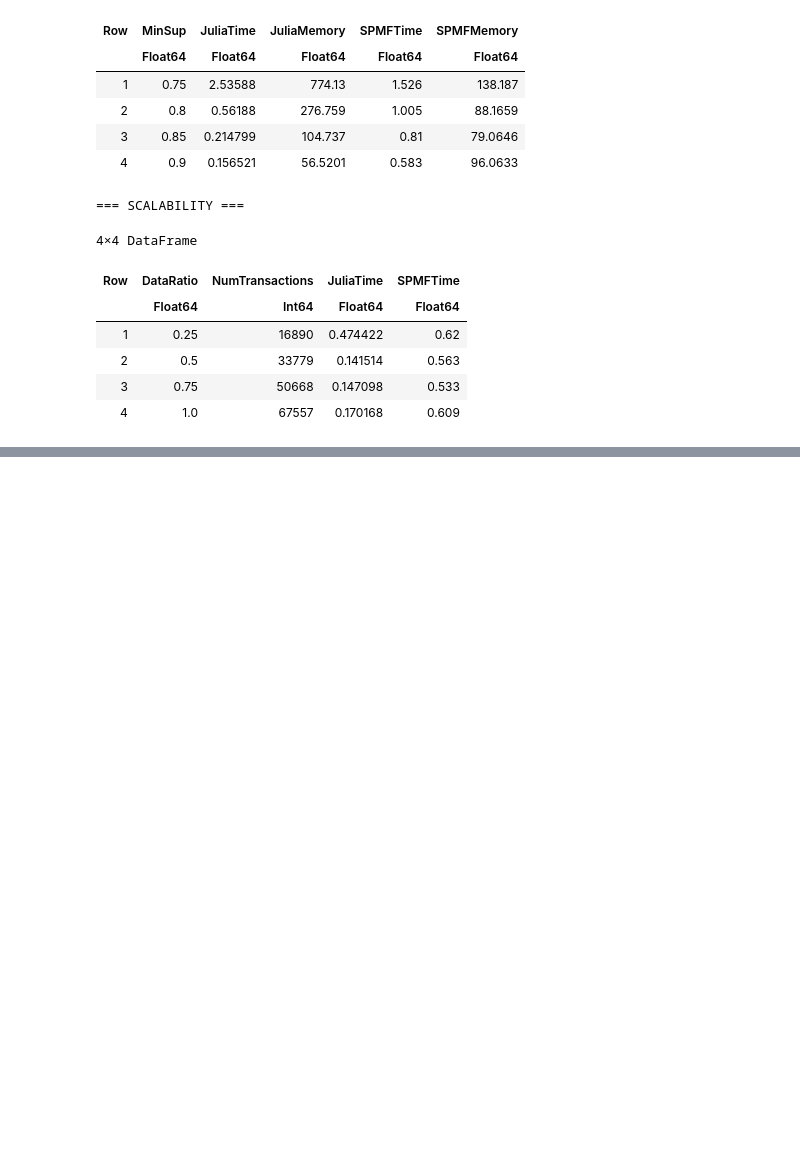
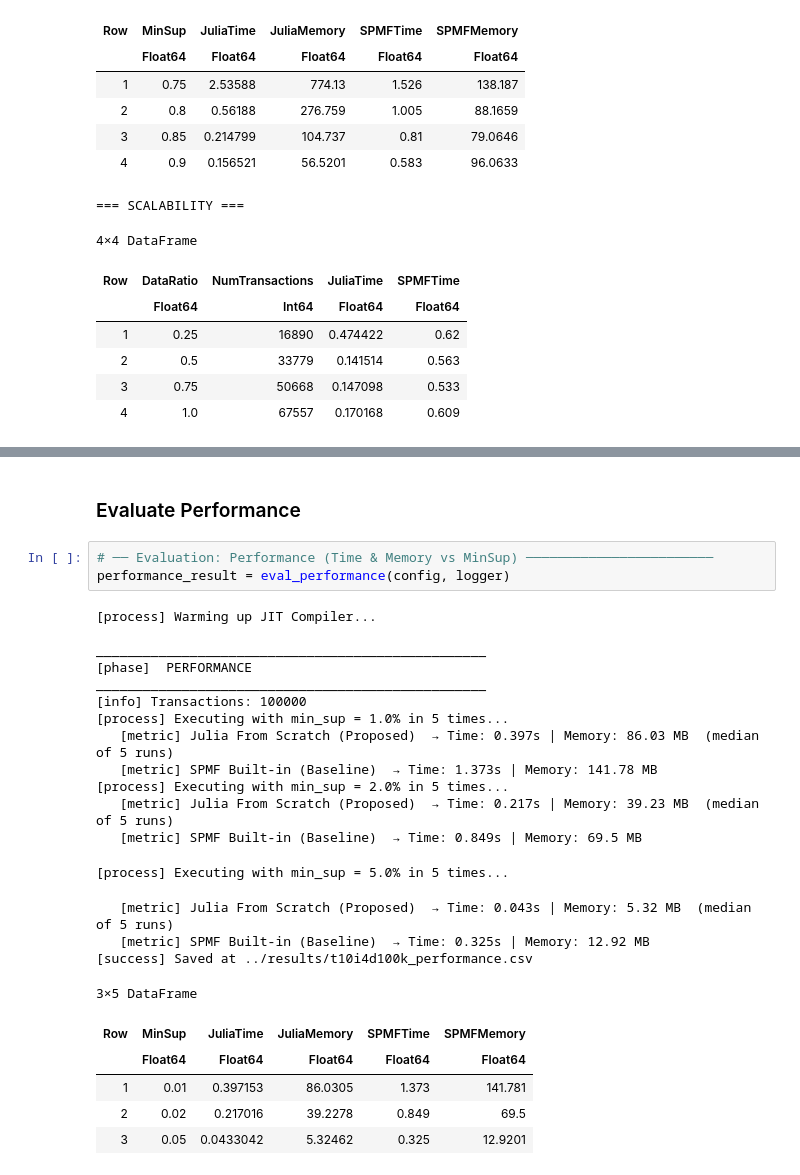
Before and after one commit to HungHiHung10/Lab02-Data-Mining, a Jupyter notebook: notebooks/02_bechmarking.ipynb, the cells around one changed output, grey strips where cells are left out. Drawn from its saved outputs; the diff is of its cells as text; blank space fills up the shorter version.

```diff
--- a/notebooks/02_bechmarking.ipynb
+++ b/notebooks/02_bechmarking.ipynb
@@ -213,0 +310,28 @@ display(scalability_result)
+# %% [markdown]
+### Evaluate Performance
+# %%
+# ── Evaluation: Performance (Time & Memory vs MinSup) ────────────────────────
+performance_result = eval_performance(config, logger)
+# %% [output]
+[process] Warming up JIT Compiler...
+
+__________________________________________________
+[phase]  PERFORMANCE
+__________________________________________________
+[info] Transactions: 100000
+[process] Executing with min_sup = 1.0% in 5 times...
+   [metric] Julia From Scratch (Proposed)  → Time: 0.397s | Memory: 86.03 MB  (median of 5 runs)
+   [metric] SPMF Built-in (Baseline)  → Time: 1.373s | Memory: 141.78 MB
+[process] Executing with min_sup = 2.0% in 5 times...
+   [metric] Julia From Scratch (Proposed)  → Time: 0.217s | Memory: 39.23 MB  (median of 5 runs)
+   [metric] SPMF Built-in (Baseline)  → Time: 0.849s | Memory: 69.5 MB
+[process] Executing with min_sup = 5.0% in 5 times...
+   [metric] Julia From Scratch (Proposed)  → Time: 0.043s | Memory: 5.32 MB  (median of 5 runs)
+   [metric] SPMF Built-in (Baseline)  → Time: 0.325s | Memory: 12.92 MB
+[success] Saved at ../results/t10i4d100k_performance.csv
+3×5 DataFrame
+| Row | MinSup | JuliaTime | JuliaMemory | SPMFTime | SPMFMemory |
+|  | Float64 | Float64 | Float64 | Float64 | Float64 |
+| 1 | 0.01 | 0.397153 | 86.0305 | 1.373 | 141.781 |
+| 2 | 0.02 | 0.217016 | 39.2278 | 0.849 | 69.5 |
+| 3 | 0.05 | 0.0433042 | 5.32462 | 0.325 | 12.9201 |
```
Also changed, not shown: parts of 12 cells of this notebook.
